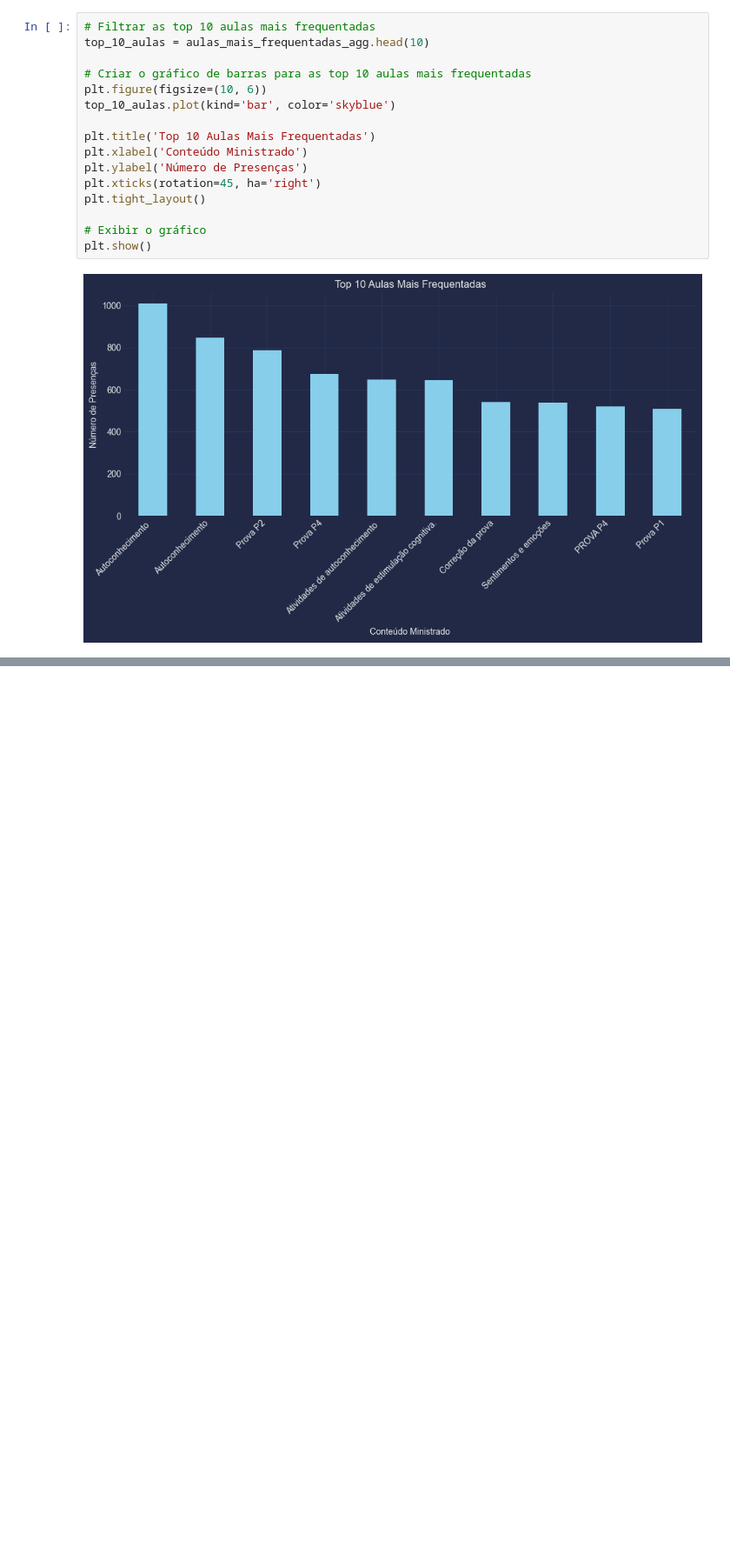
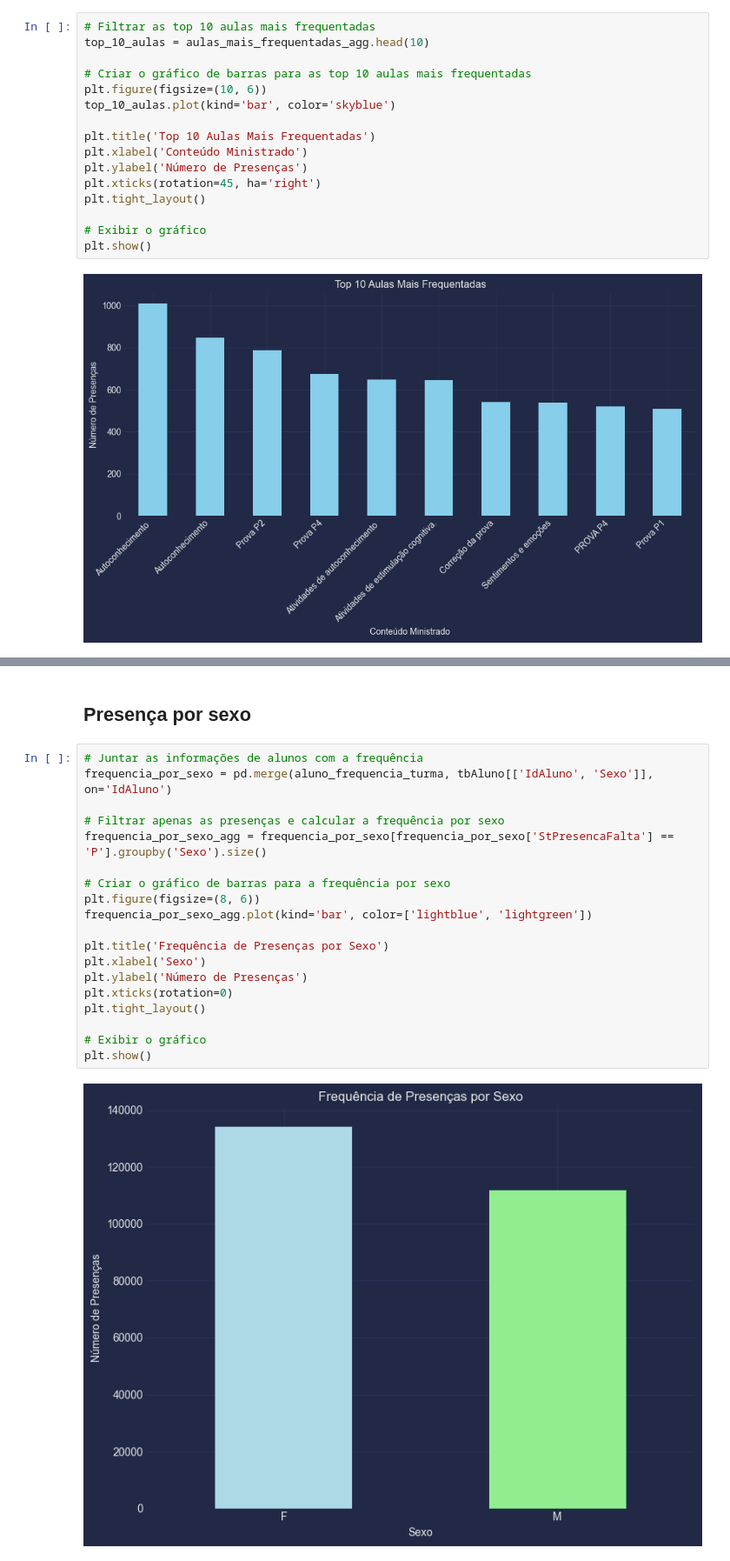
Before and after one commit to tulipia/passos-magicos, a Jupyter notebook: index_v2 copy.ipynb, the cells around one changed output, grey strips where cells are left out. Shown at 87% size. Drawn from its saved outputs; the diff is of its cells as text; blank space fills up the shorter version.

```diff
--- a/index_v2 copy.ipynb
+++ b/index_v2 copy.ipynb
@@ -679,0 +728,23 @@ plt.show()
+# %% [markdown]
+## Presença por sexo
+# %%
+# Juntar as informações de alunos com a frequência
+frequencia_por_sexo = pd.merge(aluno_frequencia_turma, tbAluno[['IdAluno', 'Sexo']], on='IdAluno')
+
+# Filtrar apenas as presenças e calcular a frequência por sexo
+frequencia_por_sexo_agg = frequencia_por_sexo[frequencia_por_sexo['StPresencaFalta'] == 'P'].groupby('Sexo').size()
+
+# Criar o gráfico de barras para a frequência por sexo
+plt.figure(figsize=(8, 6))
+frequencia_por_sexo_agg.plot(kind='bar', color=['lightblue', 'lightgreen'])
+
+plt.title('Frequência de Presenças por Sexo')
+plt.xlabel('Sexo')
+plt.ylabel('Número de Presenças')
+plt.xticks(rotation=0)
+plt.tight_layout()
+
+# Exibir o gráfico
+plt.show()
+# %% [output]
+[figure, added]
```
Also changed, not shown: parts of 7 cells of this notebook.
